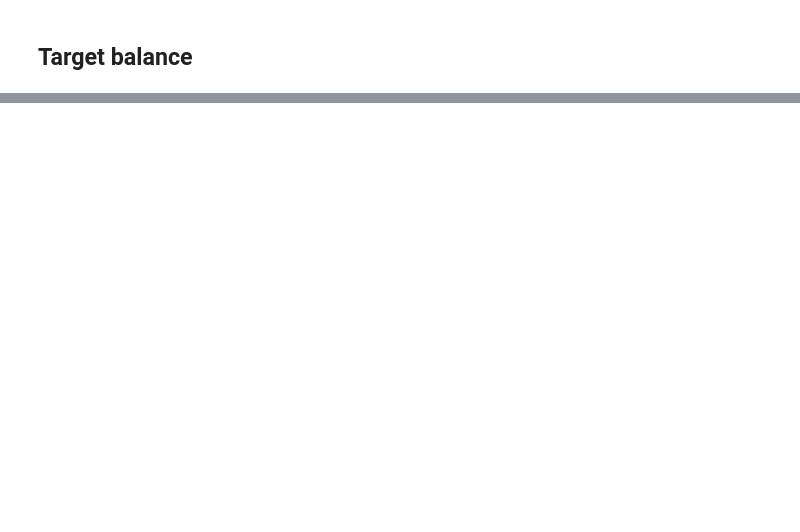
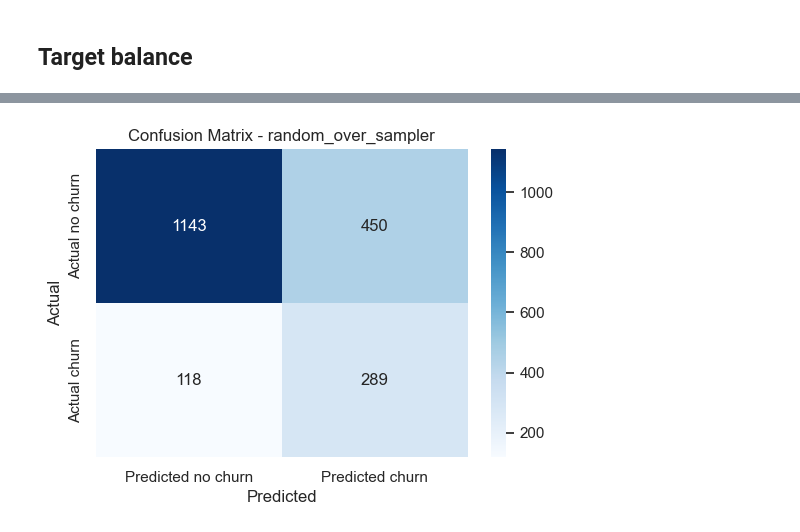
Before and after one commit to ziraddingulumjanly/ML-projects, a Jupyter notebook: Classification/project_ChurnClassImbalanceMethods.ipynb, the cells around one changed output, grey strips where cells are left out. Cells and saved outputs as stored; diff of their text form; code cells hidden in the pictures; blank space fills up the shorter version.

```diff
--- a/Classification/project_ChurnClassImbalanceMethods.ipynb
+++ b/Classification/project_ChurnClassImbalanceMethods.ipynb
@@ -628,0 +167,9 @@ results_df.sort_values("f1", ascending=False)
+# %%
+X = df.drop(columns=CONFIG["data"]["drop_columns"] + [target])
+y = df[target]
+
+numeric_features = X.select_dtypes(include=["int64", "float64"]).columns.tolist()
+categorical_features = X.select_dtypes(include=["object", "category", "bool"]).columns.tolist()
+
+print("Numeric features:", numeric_features)
+print("Categorical features:", categorical_features)
@@ -628,0 +433,8 @@ results_df.sort_values("f1", ascending=False)
+# %%
+best_experiment = results_df.loc[0, "experiment"]
+best_model = trained_models[best_experiment]
+
+print("Best experiment:", best_experiment)
+print("Optimized by:", CONFIG["evaluation"]["optimize_metric"])
+print()
+print(results_df.loc[0])
@@ -628,0 +453,5 @@ results_df.sort_values("f1", ascending=False)
+# %%
+y_proba_best = best_model.predict_proba(X_test)[:, 1]
+y_pred_best = (y_proba_best >= CONFIG["global"]["threshold"]).astype(int)
+
+print(classification_report(y_test, y_pred_best, target_names=["No churn", "Churn"]))
@@ -628,0 +467,19 @@ results_df.sort_values("f1", ascending=False)
+# %%
+cm = confusion_matrix(y_test, y_pred_best)
+
+plt.figure(figsize=(6, 4))
+sns.heatmap(
+    cm,
+    annot=True,
+    fmt="d",
+    cmap="Blues",
+    xticklabels=["Predicted no churn", "Predicted churn"],
+    yticklabels=["Actual no churn", "Actual churn"],
+)
+
+plt.title(f"Confusion Matrix - {best_experiment}")
+plt.xlabel("Predicted")
+plt.ylabel("Actual")
+plt.show()
+# %% [output]
+[figure, added]
```
Also changed, not shown: parts of 73 cells of this notebook, 3 other files.
